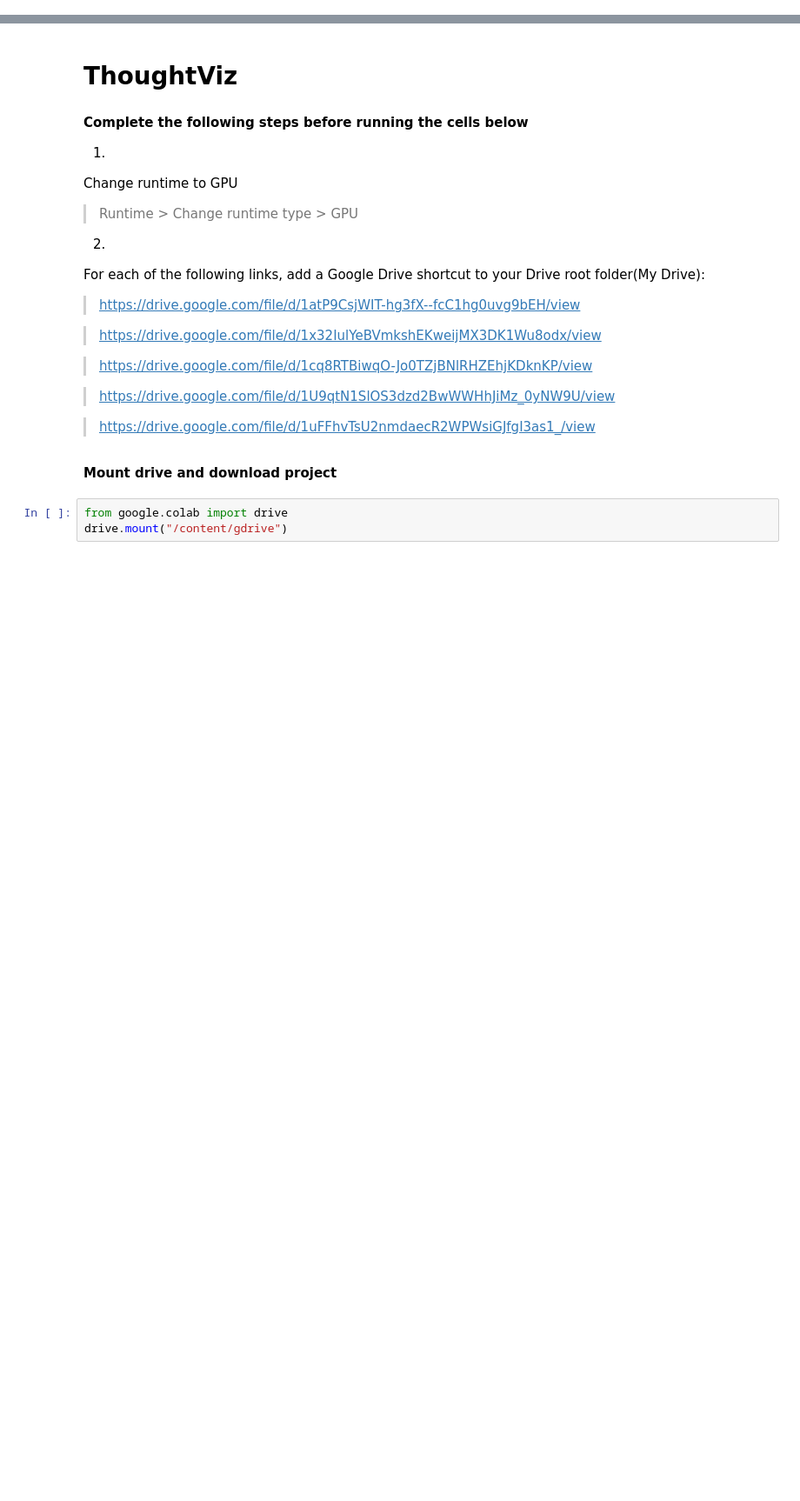
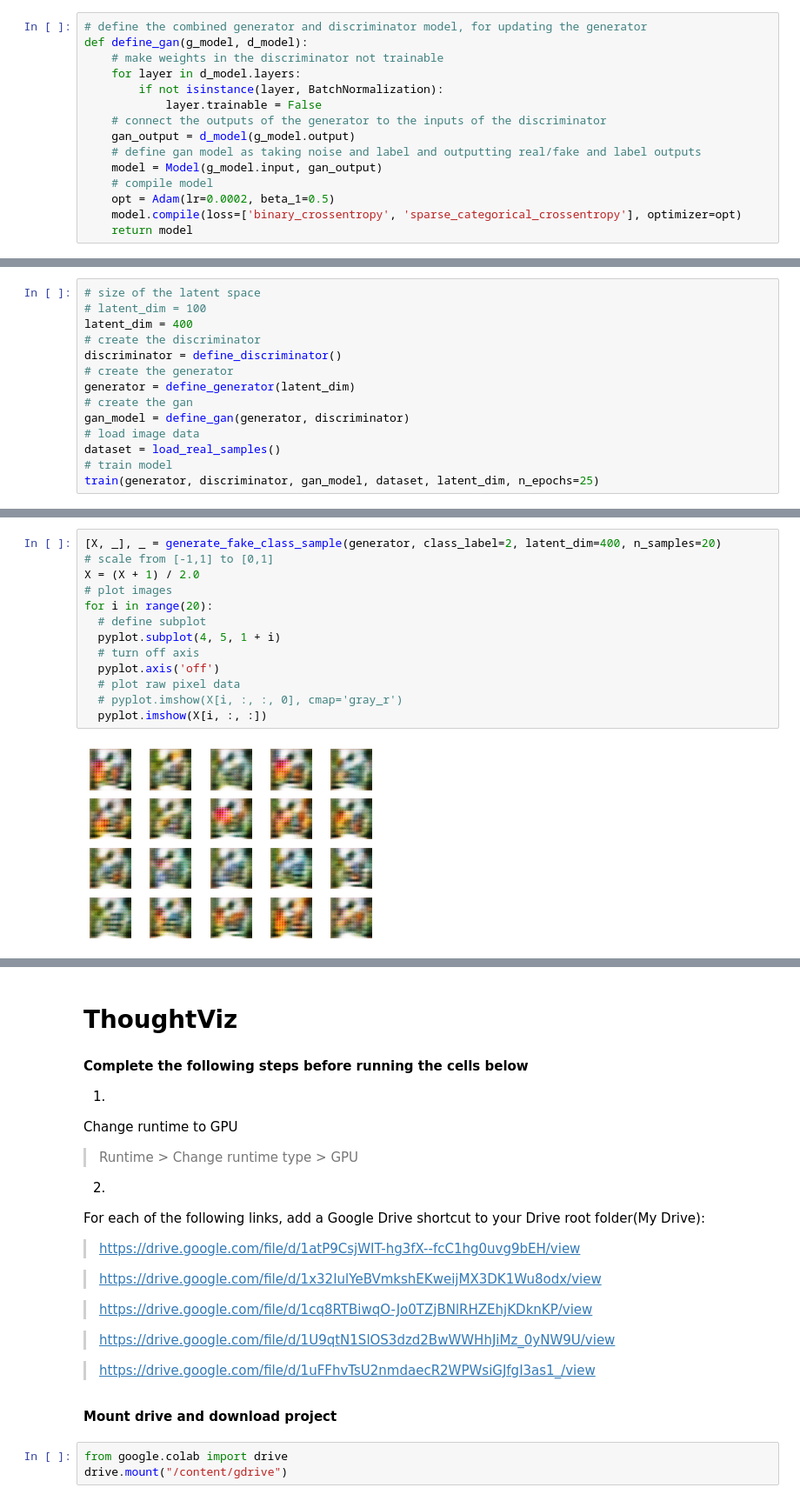
Before and after one commit to acardara/EEG-Decoding-to-Images, a Jupyter notebook: CSE_247_Project.ipynb, the cells around one changed output, grey strips where cells are left out. Shown at 87% size. Drawn from its saved outputs; the diff is of its cells as text; blank space fills up the shorter version.

```diff
--- a/CSE_247_Project.ipynb
+++ b/CSE_247_Project.ipynb
@@ -2,0 +191,15 @@
+# %%
+# define the combined generator and discriminator model, for updating the generator
+def define_gan(g_model, d_model):
+	# make weights in the discriminator not trainable
+	for layer in d_model.layers:
+		if not isinstance(layer, BatchNormalization):
+			layer.trainable = False
+	# connect the outputs of the generator to the inputs of the discriminator
+	gan_output = d_model(g_model.output)
+	# define gan model as taking noise and label and outputting real/fake and label outputs
+	model = Model(g_model.input, gan_output)
+	# compile model
+	opt = Adam(lr=0.0002, beta_1=0.5)
+	model.compile(loss=['binary_crossentropy', 'sparse_categorical_crossentropy'], optimizer=opt)
+	return model
@@ -2,0 +335,14 @@
+# %%
+# size of the latent space
+# latent_dim = 100
+latent_dim = 400
+# create the discriminator
+discriminator = define_discriminator()
+# create the generator
+generator = define_generator(latent_dim)
+# create the gan
+gan_model = define_gan(generator, discriminator)
+# load image data
+dataset = load_real_samples()
+# train model
+train(generator, discriminator, gan_model, dataset, latent_dim, n_epochs=25)
@@ -2,0 +368,15 @@
+# %%
+[X, _], _ = generate_fake_class_sample(generator, class_label=2, latent_dim=400, n_samples=20)
+# scale from [-1,1] to [0,1]
+X = (X + 1) / 2.0
+# plot images
+for i in range(20):
+  # define subplot
+  pyplot.subplot(4, 5, 1 + i)
+  # turn off axis
+  pyplot.axis('off')
+  # plot raw pixel data
+  # pyplot.imshow(X[i, :, :, 0], cmap='gray_r')
+  pyplot.imshow(X[i, :, :])
+# %% [output]
+[figure, added]
```
Also changed, not shown: parts of 46 cells of this notebook.
